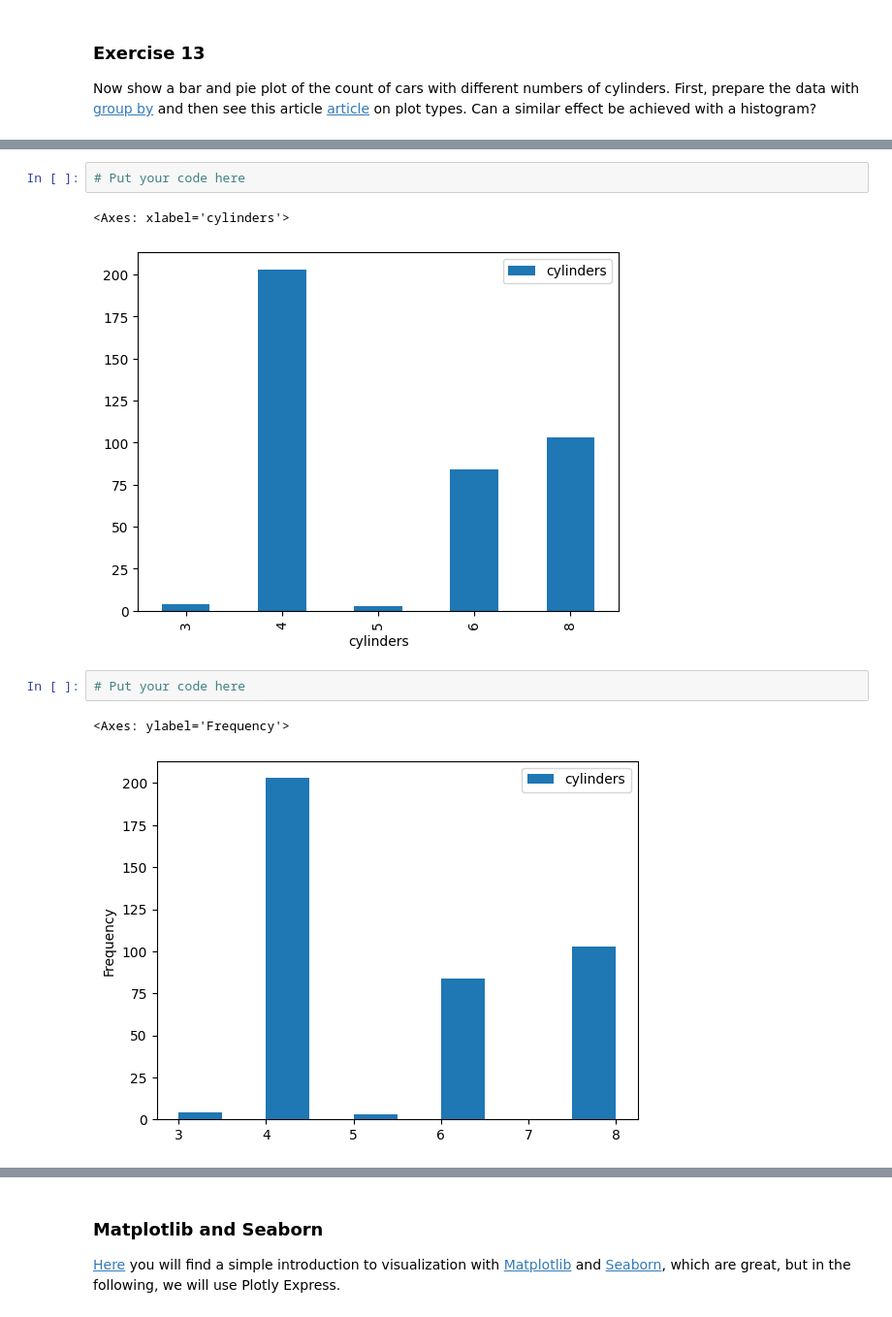
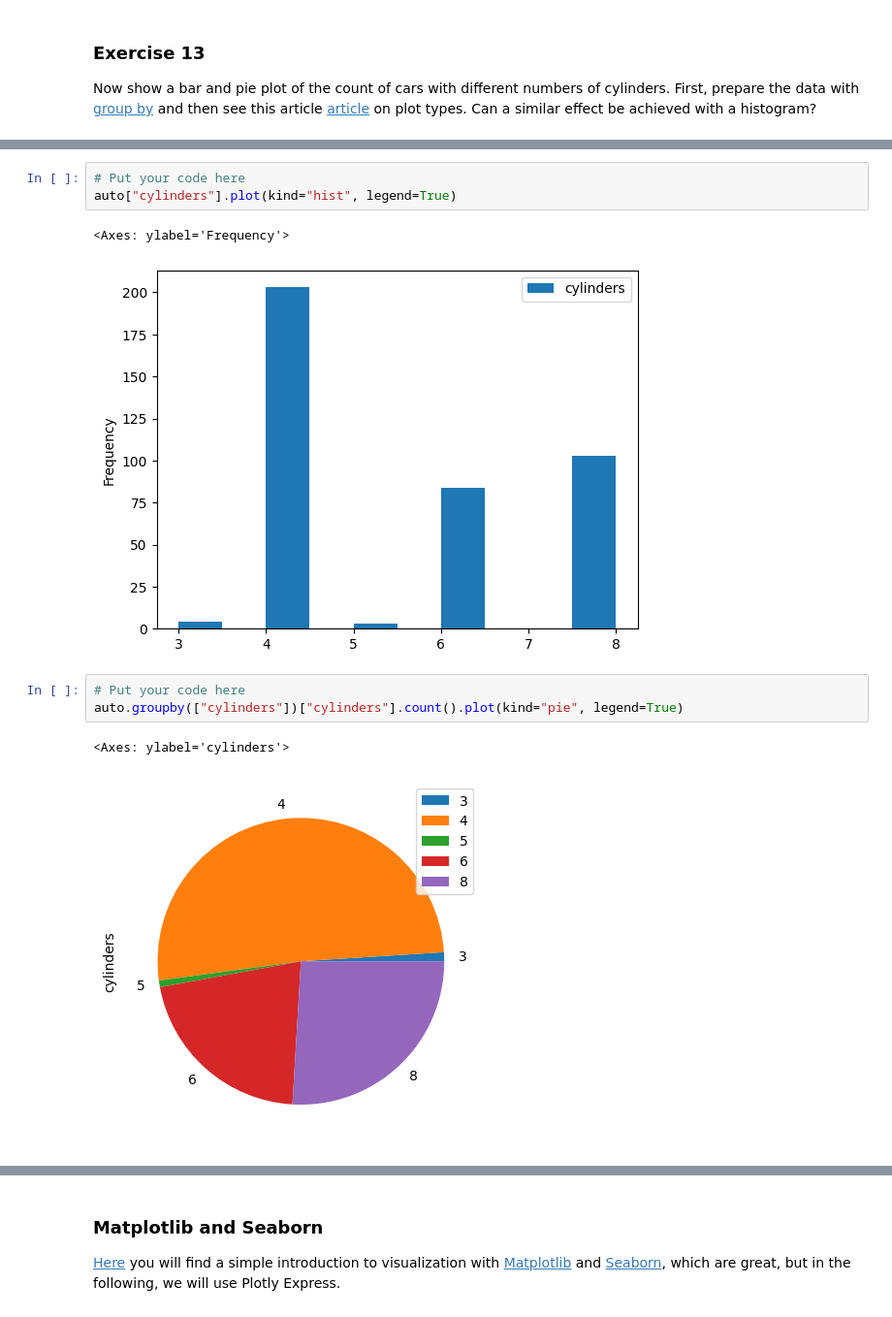
Before and after one commit to Sivvak/sml, a Jupyter notebook: lab1/1_Introduction,_visualization,_descriptive_statistics_student_version.ipynb, the cells around one changed output, grey strips where cells are left out. Shown at 97% size. Cells and saved outputs as stored; diff of their text form.

```diff
--- a/lab1/1_Introduction,_visualization,_descriptive_statistics_student_version.ipynb
+++ b/lab1/1_Introduction,_visualization,_descriptive_statistics_student_version.ipynb
@@ -626,10 +624,12 @@ Now show a bar and pie plot of the count of cars with different numbers of cylin
 # %%
 # Put your code here
+auto["cylinders"].plot(kind="hist", legend=True)
 # %% [output]
-<Axes: xlabel='cylinders'>
+<Axes: ylabel='Frequency'>
-[figure, old version]
+[figure, new version]
 # %%
 # Put your code here
+auto.groupby(["cylinders"])["cylinders"].count().plot(kind="pie", legend=True)
 # %% [output]
-<Axes: ylabel='Frequency'>
+<Axes: ylabel='cylinders'>
-[figure, old version]
+[figure, new version]
```
Also changed, not shown: parts of 5 cells of this notebook, 1 other file.
